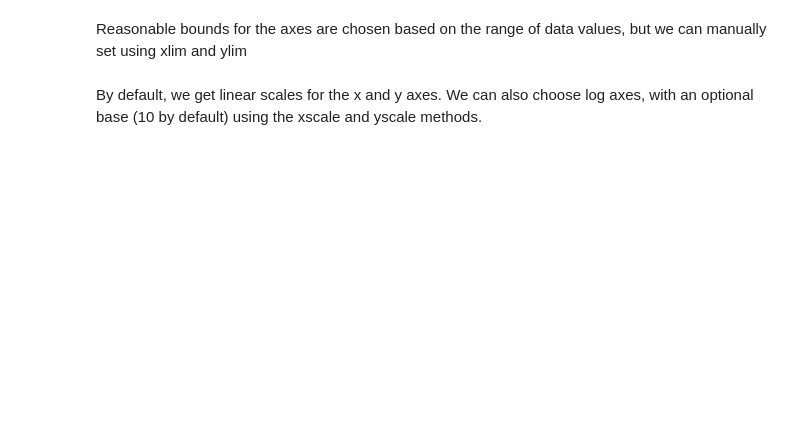
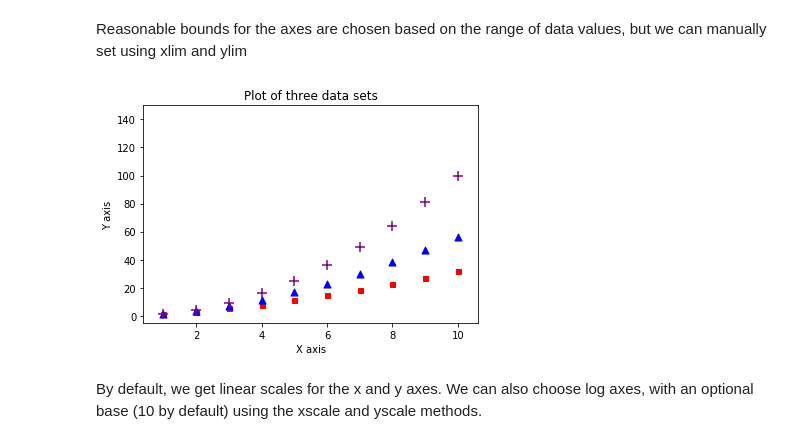
Before and after one commit to sinkovit/PythonSeries, a Jupyter notebook: Matplotlib.ipynb, the cells around one changed output. Saved outputs shown, nothing was run; the diff lists cells and outputs as text; code cells hidden in the pictures; blank space fills up the shorter version.

```diff
--- a/Matplotlib.ipynb
+++ b/Matplotlib.ipynb
@@ -122,25 +149,27 @@ Reasonable bounds for the axes are chosen based on the range of data values, but
 # %%
 #plt.figure()
 #plt.xlabel('X axis')
 #plt.ylabel('Y axis')
 #plt.title('Plot of three data sets')
 #plt.xlim(-0.5, 15)
 #plt.ylim(-5, 150)
 #plt.scatter(x, w, c='red', s=25, marker='s')
 #plt.scatter(x, y, c='blue', s=50, marker='^')
 #plt.scatter(x, z, c='purple', s=100, marker='+')
 #plt.show()
 
 f, ax = plt.subplots()
 ax.set_xlabel('X axis')
 ax.set_ylabel('Y axis')
 ax.set_title('Plot of three data sets')
-ax.set_xlim(-0.5, 15)
+#ax.set_xlim(-0.5, 15)
 ax.set_ylim(-5, 150)
 ax.scatter(x, w, c='red', s=25, marker='s')
 ax.scatter(x, y, c='blue', s=50, marker='^')
 ax.scatter(x, z, c='purple', s=100, marker='+')
 plt.show()
+# %% [output]
+[figure, added]
 # %% [markdown]
 By default, we get linear scales for the x and y axes. We can also choose log axes, with an optional base (10 by default) using the xscale and yscale methods.
 # %%
```
Also changed, not shown: parts of 28 cells of this notebook.
